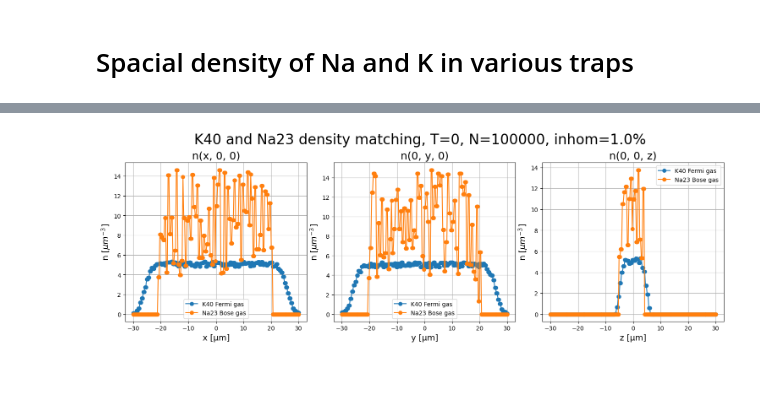
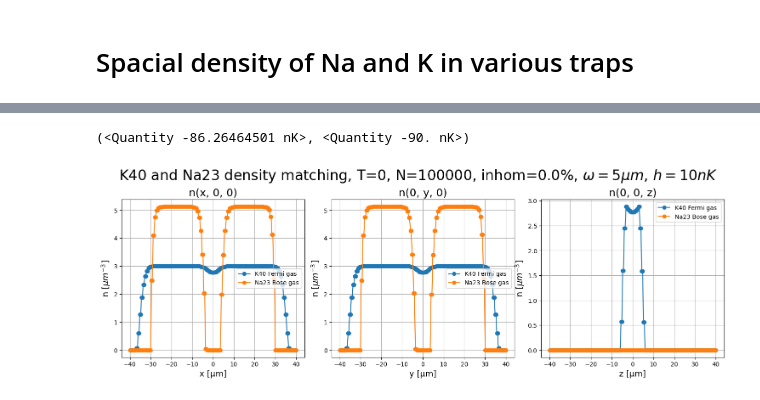
Before and after one commit to lightmat/lightmat, a Jupyter notebook: 20240109_team_meeting.ipynb, the cells around one changed output, grey strips where cells are left out. Drawn from its saved outputs; the diff is of its cells as text; code cells hidden in the pictures; blank space fills up the shorter version.

```diff
--- a/20240109_team_meeting.ipynb
+++ b/20240109_team_meeting.ipynb
@@ -25,9 +25,10 @@ from quantum_statistics import (
 
 from scipy.optimize import line_search
 # %%
-blue_trap_height_K = 250   # for Na: *3
-red_trap_depth_K = 17*100 # for Na: /17
-inhom = 0.01
+blue_trap_height_K = 1000/3   # for Na: *3
+red_trap_depth_K = 90*17 # for Na: /17
+inhom = 0.0
+central_height = 1
 
 k40 = ParticleProps(
     name="K40",
@@ -35,7 +36,7 @@ k40 = ParticleProps(
     m=39.963999*u.u,
     N_particles=100000,
     T=0, #45*u.nK,
-    domain=(-30, 30)*u.um,
+    domain=(-40, 40)*u.um,
     #V_trap=harmonic_trap,
     #V_trap=box_trap,
     #V_trap=box_2d_harmonic_1d_trap,
@@ -45,6 +46,7 @@ k40 = ParticleProps(
     V_trap=ring_beam_trap,
     blue_trap_height=blue_trap_height_K,
     red_trap_depth=red_trap_depth_K,
+    central_height=central_height,
     inhomogeneity=inhom,
 )
 
@@ -55,7 +57,7 @@ na23 = ParticleProps(
     N_particles=100000,
     T=0, #15*u.nK,
     a_s=2.75*u.nm,
-    domain=(-30, 30)*u.um,
+    domain=(-40, 40)*u.um,
     #V_trap=harmonic_trap,
     #V_trap=box_trap,
     #V_trap=box_2d_harmonic_1d_trap,
@@ -65,9 +67,10 @@ na23 = ParticleProps(
     V_trap=ring_beam_trap,
     blue_trap_height=3*blue_trap_height_K,
     red_trap_depth=red_trap_depth_K/17,
+    central_height=central_height,
     inhomogeneity=inhom,
 )
 
-k40.plot_V_trap(title="Trap potential K40, inhom = " + str(k40.inhomogeneity*100) + "%", filename="./plots/20240130_trap_potential_K40_" + str(k40.inhomogeneity*100) + ".png")
-na23.plot_V_trap(title="Trap potential Na23, inhom = " + str(na23.inhomogeneity*100) + "%", filename="./plots/20240130_trap_potential_Na23_" + str(na23.inhomogeneity*100) + ".png")
+k40.plot_V_trap(title="Trap potential K40, inhom = " + str(k40.inhomogeneity*100) + r"% with central Gaussian, $\omega = 20\mu m$, $h="+str(central_height)+r"nK$", )#filename="./plots/20240130_trap_potential_K40_" + str(k40.inhomogeneity*100) + ".png")
+na23.plot_V_trap(title="Trap potential Na23, inhom = " + str(na23.inhomogeneity*100) + r"% with central Gaussian, $\omega = 20\mu m$, $h="+str(central_height)+r"nK$", )#filename="./plots/20240130_trap_potential_Na23_" + str(na23.inhomogeneity*100) + ".png")
 # %% [output]
@@ -96,3 +99,7 @@ bg.plot_density_2d('n', title="Density Na23, T =" + na23.T.__str__() + ", N = "
+# %%
+bg.mu, np.min(bg.V_trap_array)
+# %% [output]
+(<Quantity -86.26464501 nK>, <Quantity -90. nK>)
 # %%
 num_points = 201
 
@@ -105,34 +112,35 @@ X, Y, Z = np.meshgrid(x, y, z, indexing='ij')
 fg_n = fg.spatial_basis_set.expand_coeffs(fg.n_array, X, Y, Z)
 bg_n = bg.spatial_basis_set.expand_coeffs(bg.n_array, X, Y, Z)
 # %%
-fig, axs = plt.subplots(1, 3, figsize=(15, 5))
-fig.suptitle('K40 and Na23 density matching, T=0, N=100000, inhom=' + str(k40.inhomogeneity*100) + "%", fontsize=24)
-fig.tight_layout(pad=1.5)
+def plot_overlap(bg, fg, central_height):
+    fig, axs = plt.subplots(1, 3, figsize=(15, 5))
+    fig.suptitle('K40 and Na23 density matching, T=0, N=100000, inhom=' + str(k40.inhomogeneity*100) + "%" + r", $\omega = 5\mu m$, $h="+str(central_height)+r"nK$", fontsize=24)
+    fig.tight_layout(pad=1.5)
 
-axs[0].plot(x, fg_n[:, num_points//2, num_points//2], label='K40 Fermi gas', marker='o')
-axs[0].plot(x, bg_n[:, num_points//2, num_points//2], label='Na23 Bose gas', marker='o')
-axs[0].set_xlabel('x [μm]', fontsize=14)
-axs[0].set_ylabel(r'n [$μm^{-3}$]', fontsize=14)
-axs[0].set_title('n(x, 0, 0)', fontsize=18)
-axs[0].legend()
-axs[0].grid(True)
+    axs[0].plot(x, fg_n[:, num_points//2, num_points//2], label='K40 Fermi gas', marker='o')
+    axs[0].plot(x, bg_n[:, num_points//2, num_points//2], label='Na23 Bose gas', marker='o')
+    axs[0].set_xlabel('x [μm]', fontsize=14)
+    axs[0].set_ylabel(r'n [$μm^{-3}$]', fontsize=14)
+    axs[0].set_title('n(x, 0, 0)', fontsize=18)
+    axs[0].legend()
+    axs[0].grid(True)
 
-axs[1].plot(y, fg_n[num_points//2, :, num_points//2], label='K40 Fermi gas', marker='o')
-axs[1].plot(y, bg_n[num_points//2, :, num_points//2], label='Na23 Bose gas', marker='o')
-axs[1].set_xlabel('y [μm]', fontsize=14)
-axs[1].set_ylabel(r'n [$μm^{-3}$]', fontsize=14)
-axs[1].set_title('n(0, y, 0)', fontsize=18)
-axs[1].legend()
-axs[1].grid(True)
+    axs[1].plot(y, fg_n[num_points//2, :, num_points//2], label='K40 Fermi gas', marker='o')
+    axs[1].plot(y, bg_n[num_points//2, :, num_points//2], label='Na23 Bose gas', marker='o')
+    axs[1].set_xlabel('y [μm]', fontsize=14)
+    axs[1].set_ylabel(r'n [$μm^{-3}$]', fontsize=14)
+    axs[1].set_title('n(0, y, 0)', fontsize=18)
+    axs[1].legend()
+    axs[1].grid(True)
 
-axs[2].plot(z, fg_n[num_points//2, num_points//2, :], label='K40 Fermi gas', marker='o')
-axs[2].plot(z, bg_n[num_points//2, num_points//2, :], label='Na23 Bose gas', marker='o')
-axs[2].set_xlabel('z [μm]', fontsize=14)
-axs[2].set_ylabel(r'n [$μm^{-3}$]', fontsize=14)
-axs[2].set_title('n(0, 0, z)', fontsize=18)
-axs[2].legend()
-axs[2].grid(True)
+    axs[2].plot(z, fg_n[num_points//2, num_points//2, :], label='K40 Fermi gas', marker='o')
+    axs[2].plot(z, bg_n[num_points//2, num_points//2, :], label='Na23 Bose gas', marker='o')
+    axs[2].set_xlabel('z [μm]', fontsize=14)
+    axs[2].set_ylabel(r'n [$μm^{-3}$]', fontsize=14)
+    axs[2].set_title('n(0, 0, z)', fontsize=18)
+    axs[2].legend()
+    axs[2].grid(True)
 
-plt.savefig("./plots/20240130_density_matching_" + str(k40.inhomogeneity*100) + ".png", dpi=300, bbox_inches='tight')
+    plt.savefig("./plots/20240130_density_matching_" + str(k40.inhomogeneity*100) + ".png", dpi=300, bbox_inches='tight')
 # %% [output]
-[figure, old version]
+[figure, new version]
```
Also changed, not shown: parts of 6 cells of this notebook, 13 other files.
